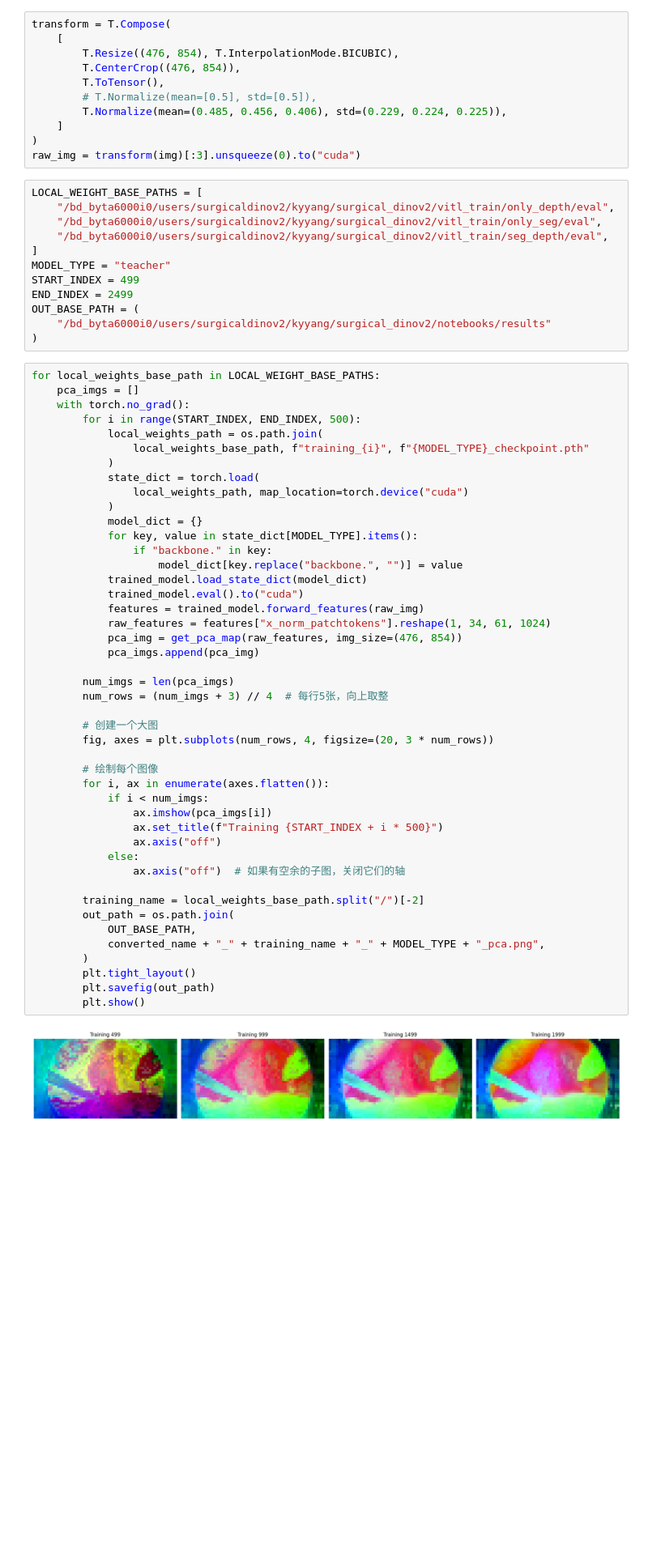
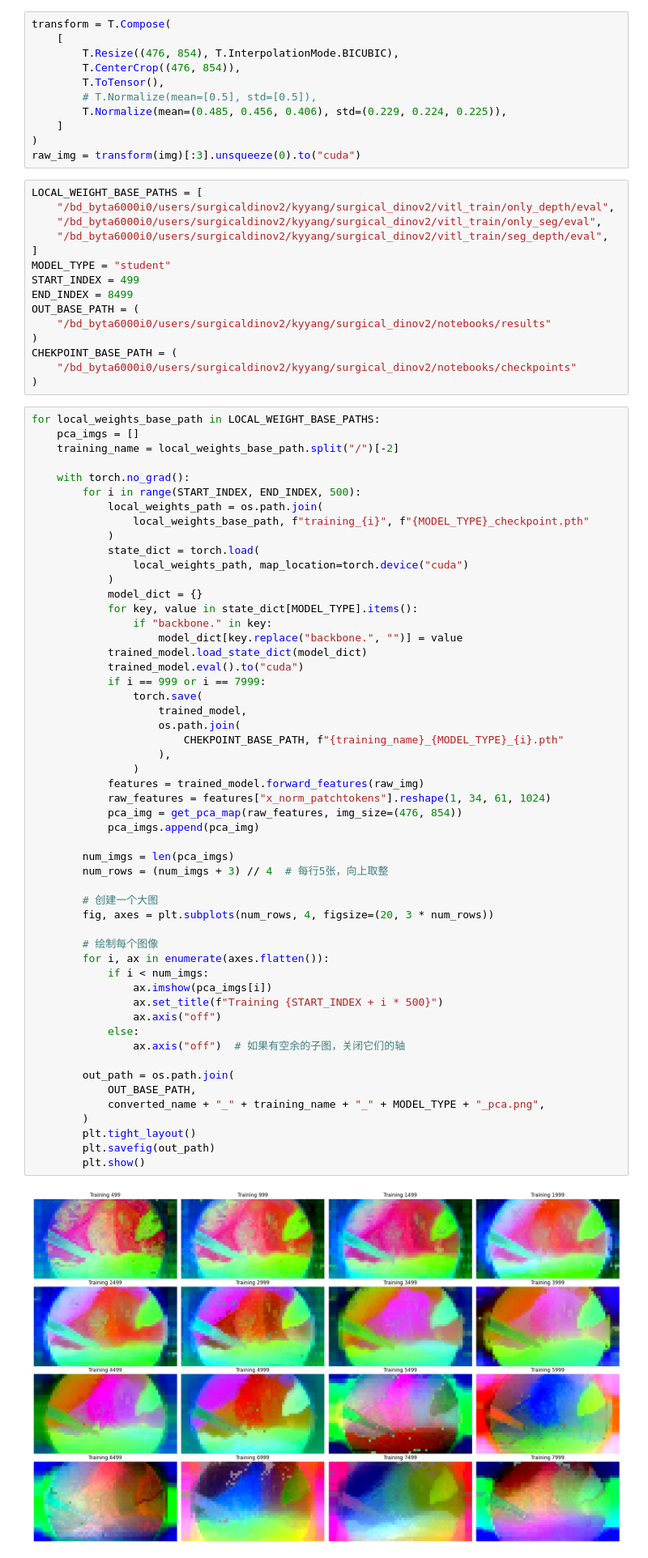
Before and after one commit to yangkunyi/surgical_dinov2, a Jupyter notebook: notebooks/visualize.ipynb, the cells around one changed output. Shown at 81% size. Drawn from its saved outputs; the diff is of its cells as text; blank space fills up the shorter version.

```diff
--- a/notebooks/visualize.ipynb
+++ b/notebooks/visualize.ipynb
@@ -162,15 +179,20 @@ LOCAL_WEIGHT_BASE_PATHS = [
     "/bd_byta6000i0/users/surgicaldinov2/kyyang/surgical_dinov2/vitl_train/only_seg/eval",
     "/bd_byta6000i0/users/surgicaldinov2/kyyang/surgical_dinov2/vitl_train/seg_depth/eval",
 ]
-MODEL_TYPE = "teacher"
+MODEL_TYPE = "student"
 START_INDEX = 499
-END_INDEX = 2499
+END_INDEX = 8499
 OUT_BASE_PATH = (
     "/bd_byta6000i0/users/surgicaldinov2/kyyang/surgical_dinov2/notebooks/results"
 )
+CHEKPOINT_BASE_PATH = (
+    "/bd_byta6000i0/users/surgicaldinov2/kyyang/surgical_dinov2/notebooks/checkpoints"
+)
 # %%
 for local_weights_base_path in LOCAL_WEIGHT_BASE_PATHS:
     pca_imgs = []
+    training_name = local_weights_base_path.split("/")[-2]
+
     with torch.no_grad():
         for i in range(START_INDEX, END_INDEX, 500):
             local_weights_path = os.path.join(
@@ -185,33 +207,39 @@ for local_weights_base_path in LOCAL_WEIGHT_BASE_PATHS:
                     model_dict[key.replace("backbone.", "")] = value
             trained_model.load_state_dict(model_dict)
             trained_model.eval().to("cuda")
+            if i == 999 or i == 7999:
+                torch.save(
+                    trained_model,
+                    os.path.join(
+                        CHEKPOINT_BASE_PATH, f"{training_name}_{MODEL_TYPE}_{i}.pth"
+                    ),
+                )
             features = trained_model.forward_features(raw_img)
             raw_features = features["x_norm_patchtokens"].reshape(1, 34, 61, 1024)
             pca_img = get_pca_map(raw_features, img_size=(476, 854))
             pca_imgs.append(pca_img)
 
         num_imgs = len(pca_imgs)
         num_rows = (num_imgs + 3) // 4  # 每行5张，向上取整
 
         # 创建一个大图
         fig, axes = plt.subplots(num_rows, 4, figsize=(20, 3 * num_rows))
 
         # 绘制每个图像
         for i, ax in enumerate(axes.flatten()):
             if i < num_imgs:
                 ax.imshow(pca_imgs[i])
                 ax.set_title(f"Training {START_INDEX + i * 500}")
                 ax.axis("off")
             else:
                 ax.axis("off")  # 如果有空余的子图，关闭它们的轴
 
-        training_name = local_weights_base_path.split("/")[-2]
         out_path = os.path.join(
             OUT_BASE_PATH,
             converted_name + "_" + training_name + "_" + MODEL_TYPE + "_pca.png",
         )
         plt.tight_layout()
         plt.savefig(out_path)
         plt.show()
 # %% [output]
-[figure, old version]
+[figure, new version]
```
Also changed, not shown: parts of 3 cells of this notebook, 13 other files.
